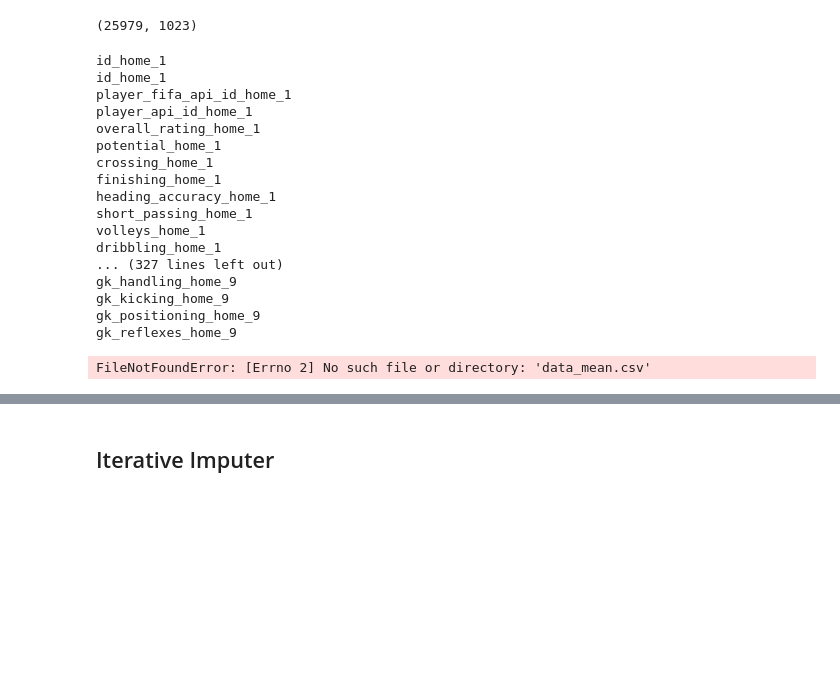
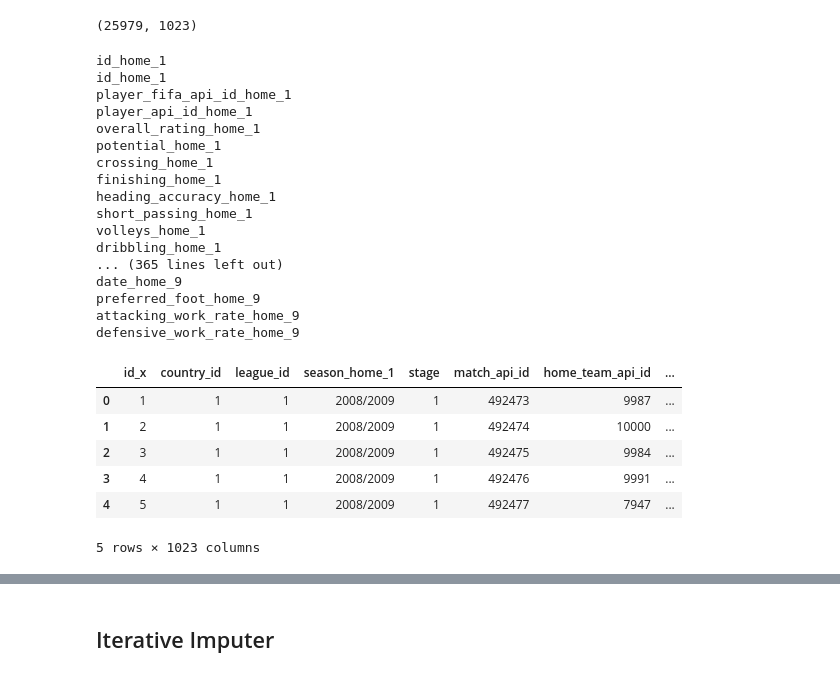
Before and after one commit to Ferox98/World-cup-predictions, a Jupyter notebook: analysis-imputation.ipynb, the cells around one changed output, grey strips where cells are left out. Cells and saved outputs as stored; diff of their text form; code cells hidden in the pictures; blank space fills up the shorter version.

```diff
--- a/analysis-imputation.ipynb
+++ b/analysis-imputation.ipynb
@@ -267,6 +267,7 @@ for col in cat_cols:
         for i in range(1, 12):
             matches_df[col] = matches_df[col].fillna(matches_df.groupby(f'home_player_{i}')[col].transform(f))
     elif col[0:-7] in player_attributes_df.columns and '_away_' in col:
+        print(col)
         for i in range(1, 12):
             matches_df[col] = matches_df[col].fillna(matches_df.groupby(f'away_player_{i}')[col].transform(f))
 # for col in cat_cols:
@@ -285,8 +286,8 @@ heading_accuracy_home_1
 short_passing_home_1
 volleys_home_1
 dribbling_home_1
-... (327 lines left out)
-gk_handling_home_9
-gk_kicking_home_9
-gk_positioning_home_9
-gk_reflexes_home_9
+... (365 lines left out)
+date_home_9
+preferred_foot_home_9
+attacking_work_rate_home_9
+defensive_work_rate_home_9
@@ -295,4 +293,0 @@ matches_df.to_csv('data_mean.csv',index=False)
-# %%
-matches_df = pd.read_csv('data_mean.csv')
-# %% [output]
-FileNotFoundError: [Errno 2] No such file or directory: 'data_mean.csv'
@@ -298,0 +296,11 @@ FileNotFoundError: [Errno 2] No such file or directory: 'data_mean.csv'
+# %%
+matches_df = pd.read_csv('data_mean.csv')
+matches_df.head()
+# %% [output]
+|  | id_x | country_id | league_id | season_home_1 | stage | match_api_id | home_team_api_id | ... |
+| 0 | 1 | 1 | 1 | 2008/2009 | 1 | 492473 | 9987 | ... |
+| 1 | 2 | 1 | 1 | 2008/2009 | 1 | 492474 | 10000 | ... |
+| 2 | 3 | 1 | 1 | 2008/2009 | 1 | 492475 | 9984 | ... |
+| 3 | 4 | 1 | 1 | 2008/2009 | 1 | 492476 | 9991 | ... |
+| 4 | 5 | 1 | 1 | 2008/2009 | 1 | 492477 | 7947 | ... |
+5 rows × 1023 columns
```
Also changed, not shown: parts of 34 cells of this notebook.
